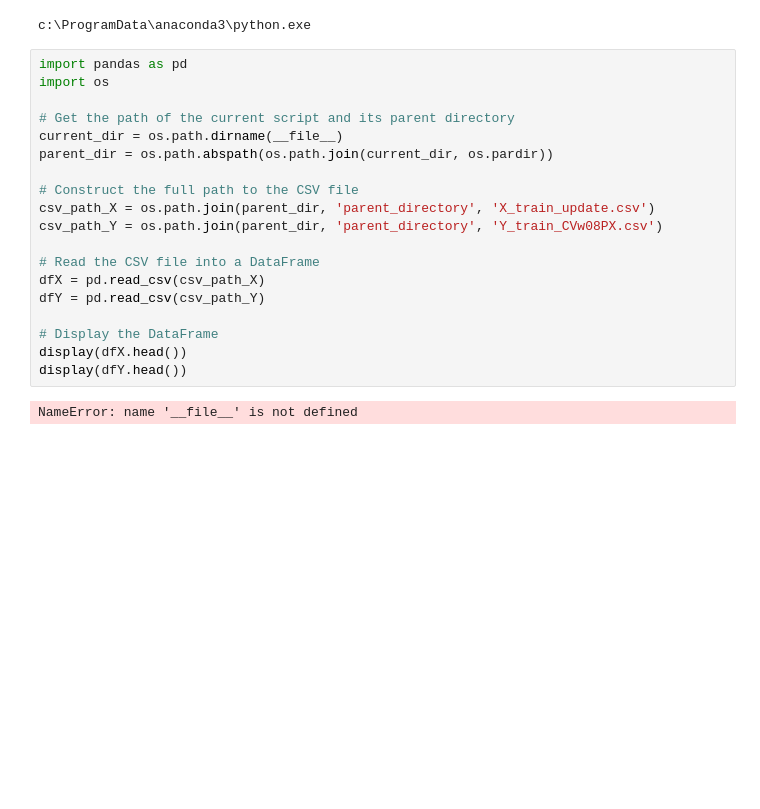
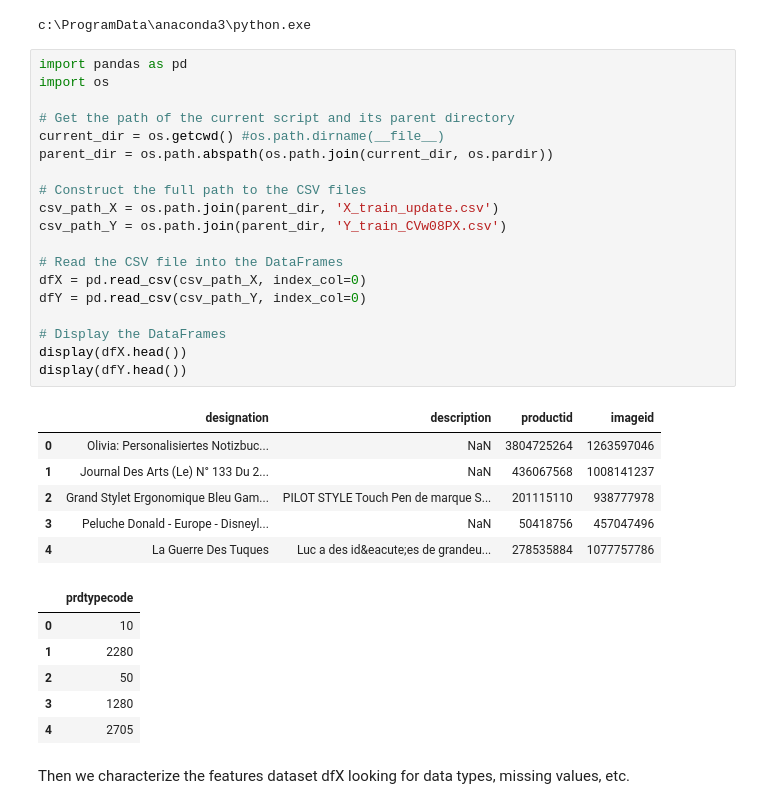
Before and after one commit to sfmantillas/Rakuten, a Jupyter notebook: Sebastian/01_Data_Exploration.ipynb, the cells around one changed output. Cells and saved outputs as stored; diff of their text form; blank space fills up the shorter version.

```diff
--- a/Sebastian/01_Data_Exploration.ipynb
+++ b/Sebastian/01_Data_Exploration.ipynb
@@ -10,21 +10,34 @@ c:\ProgramData\anaconda3\python.exe
 # %%
 import pandas as pd
 import os
 
 # Get the path of the current script and its parent directory
-current_dir = os.path.dirname(__file__)
+current_dir = os.getcwd() #os.path.dirname(__file__)
 parent_dir = os.path.abspath(os.path.join(current_dir, os.pardir))
 
-# Construct the full path to the CSV file
-csv_path_X = os.path.join(parent_dir, 'parent_directory', 'X_train_update.csv')
-csv_path_Y = os.path.join(parent_dir, 'parent_directory', 'Y_train_CVw08PX.csv')
+# Construct the full path to the CSV files
+csv_path_X = os.path.join(parent_dir, 'X_train_update.csv')
+csv_path_Y = os.path.join(parent_dir, 'Y_train_CVw08PX.csv')
 
-# Read the CSV file into a DataFrame
-dfX = pd.read_csv(csv_path_X)
-dfY = pd.read_csv(csv_path_Y)
+# Read the CSV file into the DataFrames
+dfX = pd.read_csv(csv_path_X, index_col=0)
+dfY = pd.read_csv(csv_path_Y, index_col=0)
 
-# Display the DataFrame
+# Display the DataFrames
 display(dfX.head())
 display(dfY.head())
 # %% [output]
-NameError: name '__file__' is not defined
+|  | designation | description | productid | imageid |
+| 0 | Olivia: Personalisiertes Notizbuc... | NaN | 3804725264 | 1263597046 |
+| 1 | Journal Des Arts (Le) N° 133 Du 2... | NaN | 436067568 | 1008141237 |
+| 2 | Grand Stylet Ergonomique Bleu Gam... | PILOT STYLE Touch Pen de marque S... | 201115110 | 938777978 |
+| 3 | Peluche Donald - Europe - Disneyl... | NaN | 50418756 | 457047496 |
+| 4 | La Guerre Des Tuques | Luc a des id&eacute;es de grandeu... | 278535884 | 1077757786 |
+|  | prdtypecode |
+| 0 | 10 |
+| 1 | 2280 |
+| 2 | 50 |
+| 3 | 1280 |
+| 4 | 2705 |
+# %% [markdown]
+Then we characterize the features dataset dfX looking for data types, missing values, etc.
```
Also changed, not shown: parts of 9 cells of this notebook.
